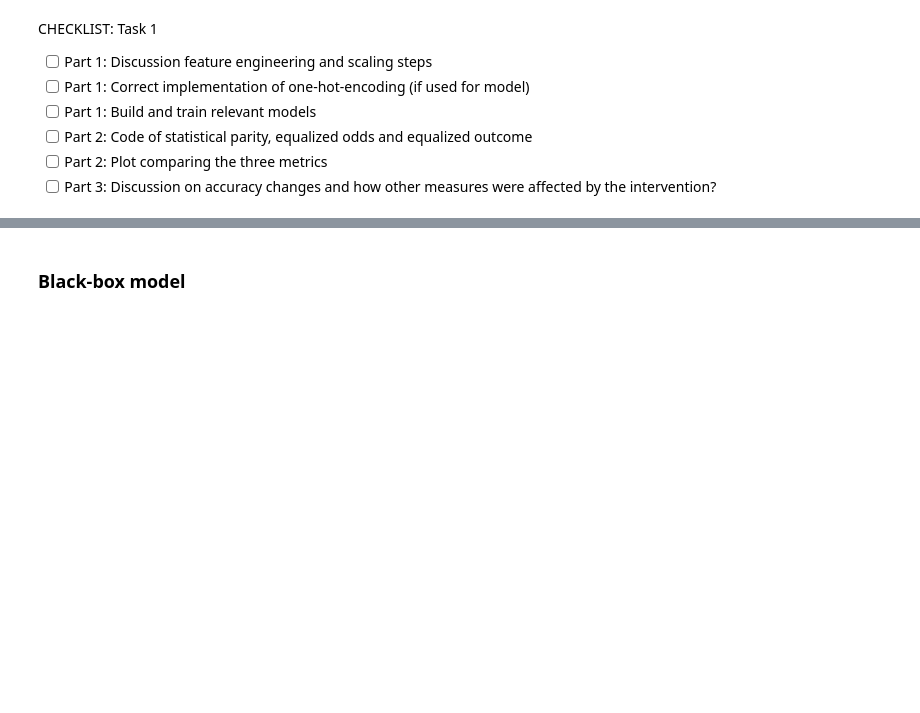
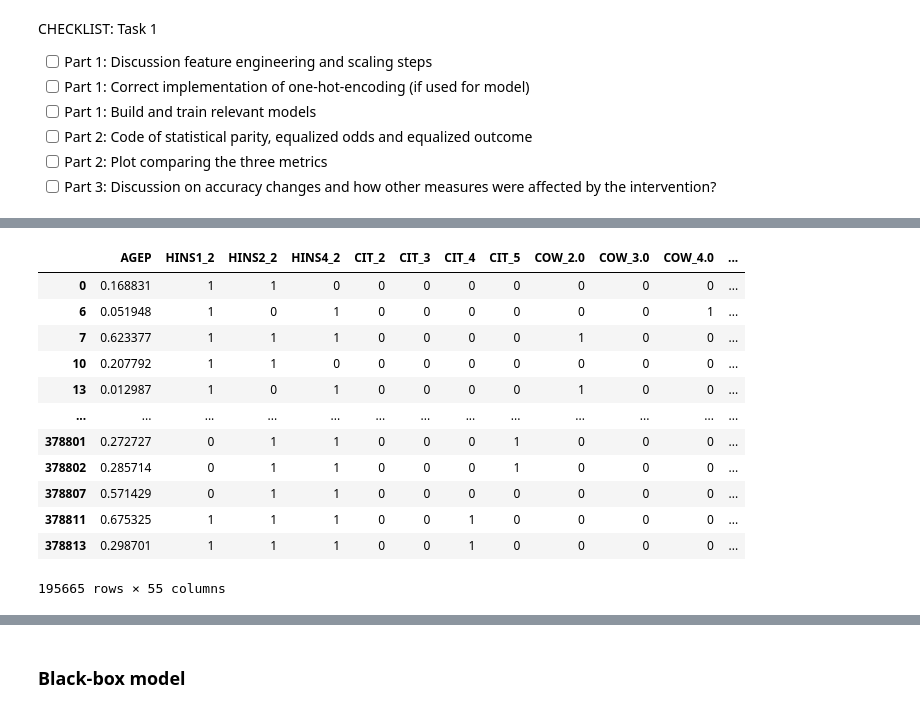
Before and after one commit to jorgedelpozolerida/-KDS_AlgorithmicFairness, a Jupyter notebook: Assignment1/assignment1.ipynb, the cells around one changed output, grey strips where cells are left out. Saved outputs shown, nothing was run; the diff lists cells and outputs as text; code cells hidden in the pictures; blank space fills up the shorter version.

```diff
--- a/Assignment1/assignment1.ipynb
+++ b/Assignment1/assignment1.ipynb
@@ -90,3 +73,14 @@ CHECKLIST: Task 1
 * [ ] Part 2: Plot comparing the three metrics
 * [ ] Part 3: Discussion on accuracy changes and how other measures were
 affected by the intervention?
+# %%
+from sklearn.preprocessing import MinMaxScaler
+from sklearn.ensemble import RandomForestClassifier
+from sklearn.metrics import accuracy_score
+import shap
+import plotly.express as px
+import pandas as pd
+import random
+import matplotlib.pyplot as plt
+
+mm_scaler = MinMaxScaler()
@@ -92,0 +104,17 @@ affected by the intervention?
+# %%
+data["AGEP"] = mm_scaler.fit_transform(np.array(data["AGEP"]).reshape(-1,1))
+data
+# %% [output]
+|  | AGEP | HINS1_2 | HINS2_2 | HINS4_2 | CIT_2 | CIT_3 | CIT_4 | CIT_5 | COW_2.0 | COW_3.0 | COW_4.0 | ... |
+| 0 | 0.168831 | 1 | 1 | 0 | 0 | 0 | 0 | 0 | 0 | 0 | 0 | ... |
+| 6 | 0.051948 | 1 | 0 | 1 | 0 | 0 | 0 | 0 | 0 | 0 | 1 | ... |
+| 7 | 0.623377 | 1 | 1 | 1 | 0 | 0 | 0 | 0 | 1 | 0 | 0 | ... |
+| 10 | 0.207792 | 1 | 1 | 0 | 0 | 0 | 0 | 0 | 0 | 0 | 0 | ... |
+| 13 | 0.012987 | 1 | 0 | 1 | 0 | 0 | 0 | 0 | 1 | 0 | 0 | ... |
+| ... | ... | ... | ... | ... | ... | ... | ... | ... | ... | ... | ... | ... |
+| 378801 | 0.272727 | 0 | 1 | 1 | 0 | 0 | 0 | 1 | 0 | 0 | 0 | ... |
+| 378802 | 0.285714 | 0 | 1 | 1 | 0 | 0 | 0 | 1 | 0 | 0 | 0 | ... |
+| 378807 | 0.571429 | 0 | 1 | 1 | 0 | 0 | 0 | 0 | 0 | 0 | 0 | ... |
+| 378811 | 0.675325 | 1 | 1 | 1 | 0 | 0 | 1 | 0 | 0 | 0 | 0 | ... |
+| 378813 | 0.298701 | 1 | 1 | 1 | 0 | 0 | 1 | 0 | 0 | 0 | 0 | ... |
+195665 rows × 55 columns
```
Also changed, not shown: parts of 37 cells of this notebook, 1 other file.
